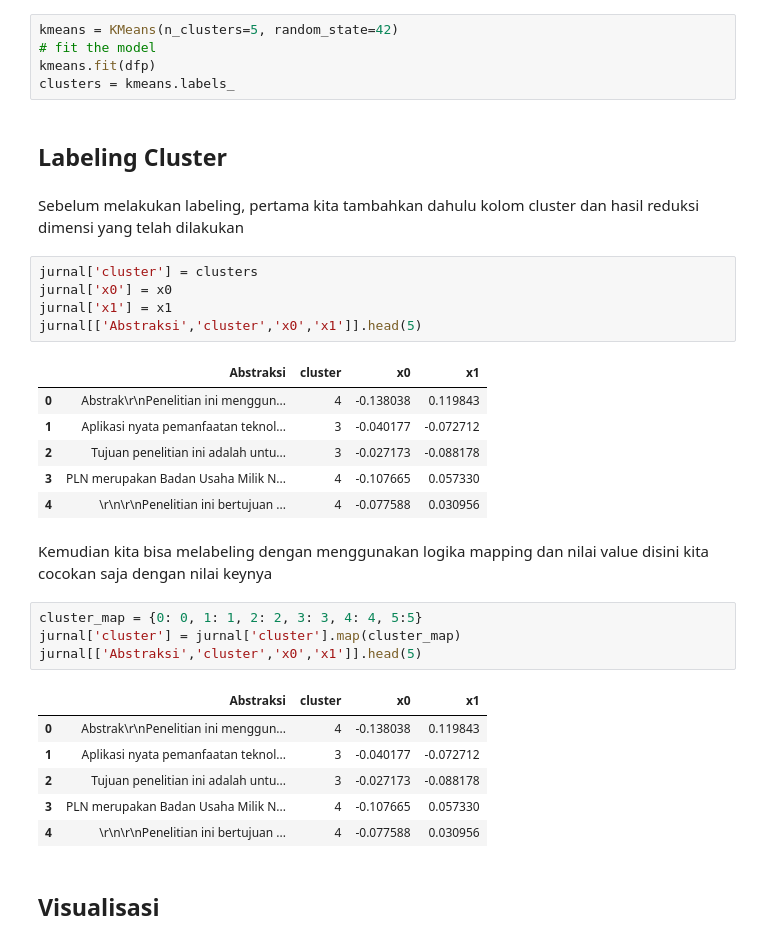
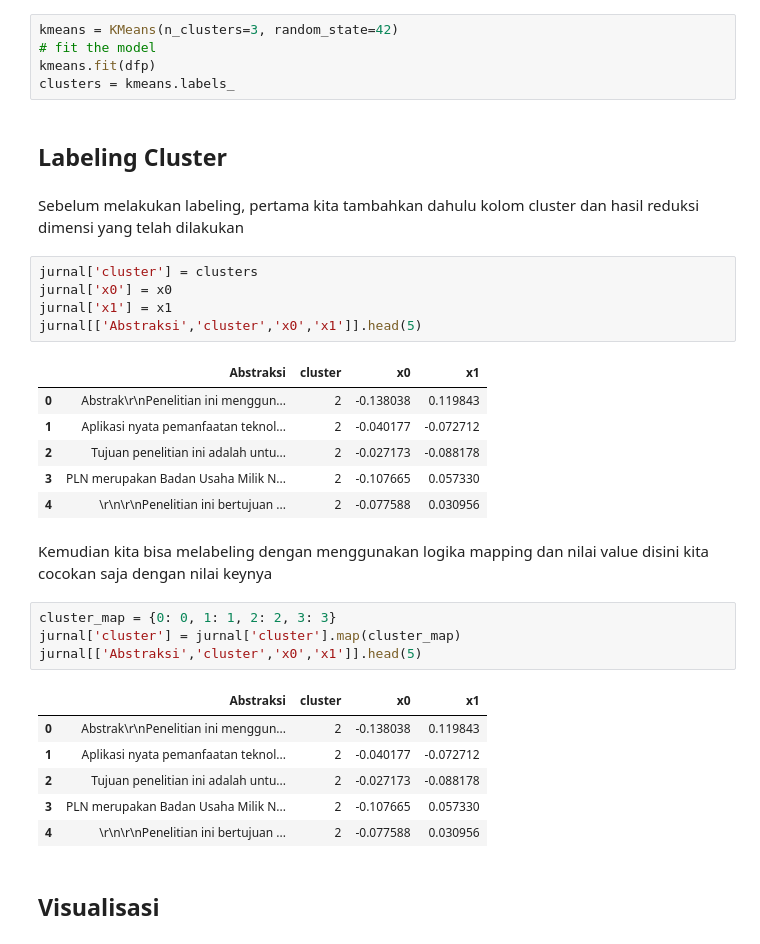
Before and after one commit to Junasukses/19-103_ArjunaWiraYudha_UAS, a Jupyter notebook: _sources/UAS.ipynb, the cells around one changed output. Drawn from its saved outputs; the diff is of its cells as text.

```diff
--- a/_sources/UAS.ipynb
+++ b/_sources/UAS.ipynb
@@ -361,14 +360,14 @@ Dapat dilihat bahwa K yang membentuk siku adalah K yang kelima maka nanti pada i
 # %% [markdown]
 Sesudah import library, selanjutnya inisasi KMean dengan 3 centroid atau cluster sesuai dengan hasil metode elbow. Kemudian fit dengan vector dari tfidf
 # %%
-kmeans = KMeans(n_clusters=5, random_state=42)
+kmeans = KMeans(n_clusters=3, random_state=42)
 # fit the model
 kmeans.fit(dfp)
 clusters = kmeans.labels_
 # %% [markdown]
 ## Labeling Cluster
-# %% [markdown]
-Sebelum melakukan labeling, pertama kita tambahkan dahulu kolom cluster dan hasil reduksi dimensi yang telah dilakukan
+# %% [markdown]
+Sebelum melakukan labeling, pertama kita tambahkan dahulu kolom cluster dan hasil reduksi dimensi yang telah dilakukan
 # %%
 jurnal['cluster'] = clusters
 jurnal['x0'] = x0
@@ -376,24 +375,24 @@ jurnal['x1'] = x1
 jurnal[['Abstraksi','cluster','x0','x1']].head(5)
 # %% [output]
 |  | Abstraksi | cluster | x0 | x1 |
-| 0 | Abstrak\r\nPenelitian ini menggun... | 4 | -0.138038 | 0.119843 |
-| 1 | Aplikasi nyata pemanfaatan teknol... | 3 | -0.040177 | -0.072712 |
-| 2 | Tujuan penelitian ini adalah untu... | 3 | -0.027173 | -0.088178 |
-| 3 | PLN merupakan Badan Usaha Milik N... | 4 | -0.107665 | 0.057330 |
-| 4 | \r\n\r\nPenelitian ini bertujuan ... | 4 | -0.077588 | 0.030956 |
+| 0 | Abstrak\r\nPenelitian ini menggun... | 2 | -0.138038 | 0.119843 |
+| 1 | Aplikasi nyata pemanfaatan teknol... | 2 | -0.040177 | -0.072712 |
+| 2 | Tujuan penelitian ini adalah untu... | 2 | -0.027173 | -0.088178 |
+| 3 | PLN merupakan Badan Usaha Milik N... | 2 | -0.107665 | 0.057330 |
+| 4 | \r\n\r\nPenelitian ini bertujuan ... | 2 | -0.077588 | 0.030956 |
 # %% [markdown]
 Kemudian kita bisa melabeling dengan menggunakan logika mapping dan nilai value disini kita cocokan saja dengan nilai keynya
 # %%
-cluster_map = {0: 0, 1: 1, 2: 2, 3: 3, 4: 4, 5:5}
+cluster_map = {0: 0, 1: 1, 2: 2, 3: 3}
 jurnal['cluster'] = jurnal['cluster'].map(cluster_map)
 jurnal[['Abstraksi','cluster','x0','x1']].head(5)
 # %% [output]
 |  | Abstraksi | cluster | x0 | x1 |
-| 0 | Abstrak\r\nPenelitian ini menggun... | 4 | -0.138038 | 0.119843 |
-| 1 | Aplikasi nyata pemanfaatan teknol... | 3 | -0.040177 | -0.072712 |
-| 2 | Tujuan penelitian ini adalah untu... | 3 | -0.027173 | -0.088178 |
-| 3 | PLN merupakan Badan Usaha Milik N... | 4 | -0.107665 | 0.057330 |
-| 4 | \r\n\r\nPenelitian ini bertujuan ... | 4 | -0.077588 | 0.030956 |
+| 0 | Abstrak\r\nPenelitian ini menggun... | 2 | -0.138038 | 0.119843 |
+| 1 | Aplikasi nyata pemanfaatan teknol... | 2 | -0.040177 | -0.072712 |
+| 2 | Tujuan penelitian ini adalah untu... | 2 | -0.027173 | -0.088178 |
+| 3 | PLN merupakan Badan Usaha Milik N... | 2 | -0.107665 | 0.057330 |
+| 4 | \r\n\r\nPenelitian ini bertujuan ... | 2 | -0.077588 | 0.030956 |
 # %% [markdown]
 ## Visualisasi
 # %% [markdown]
```
Also changed, not shown: parts of 10 cells of this notebook, 6 other files.
